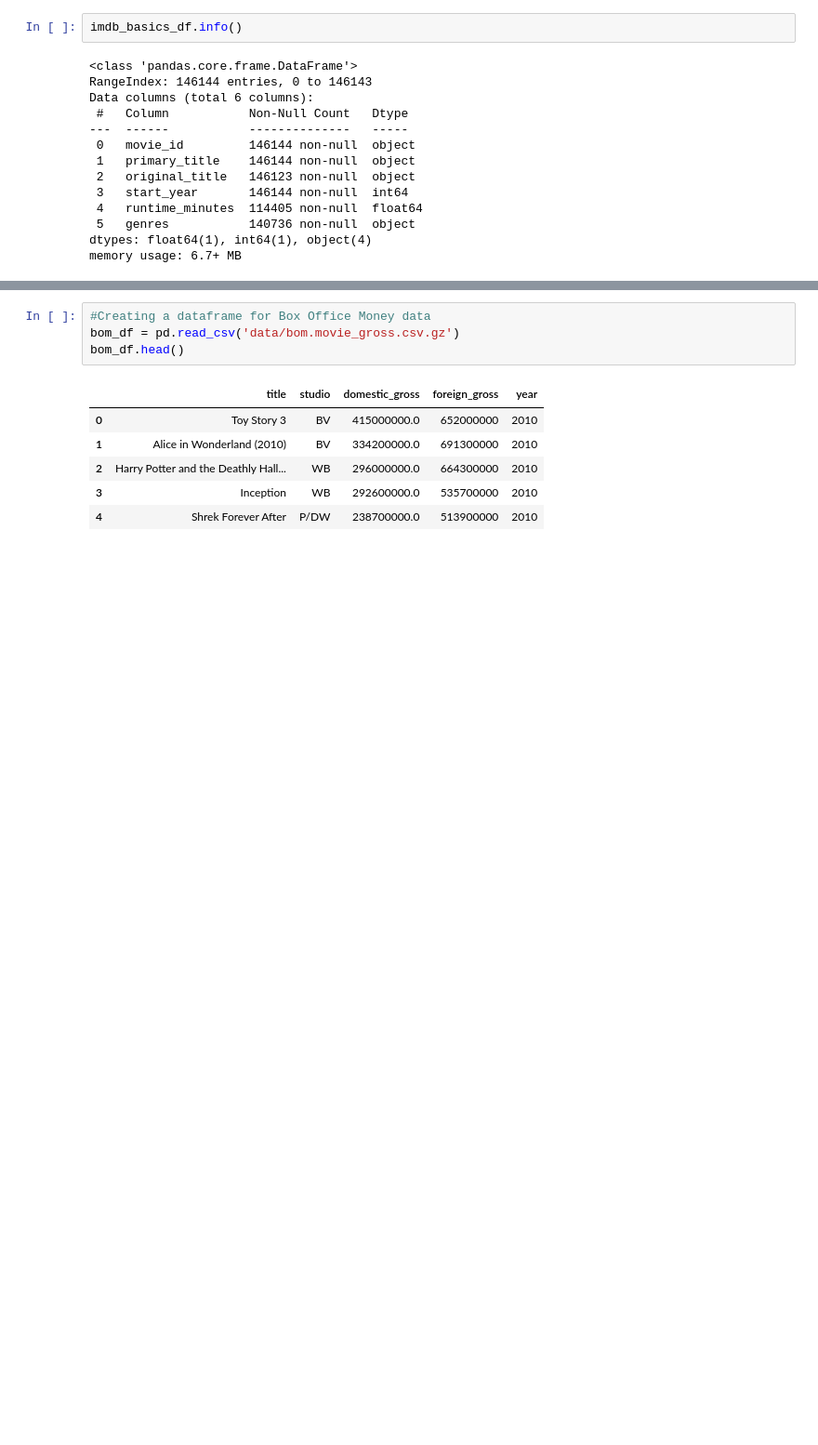
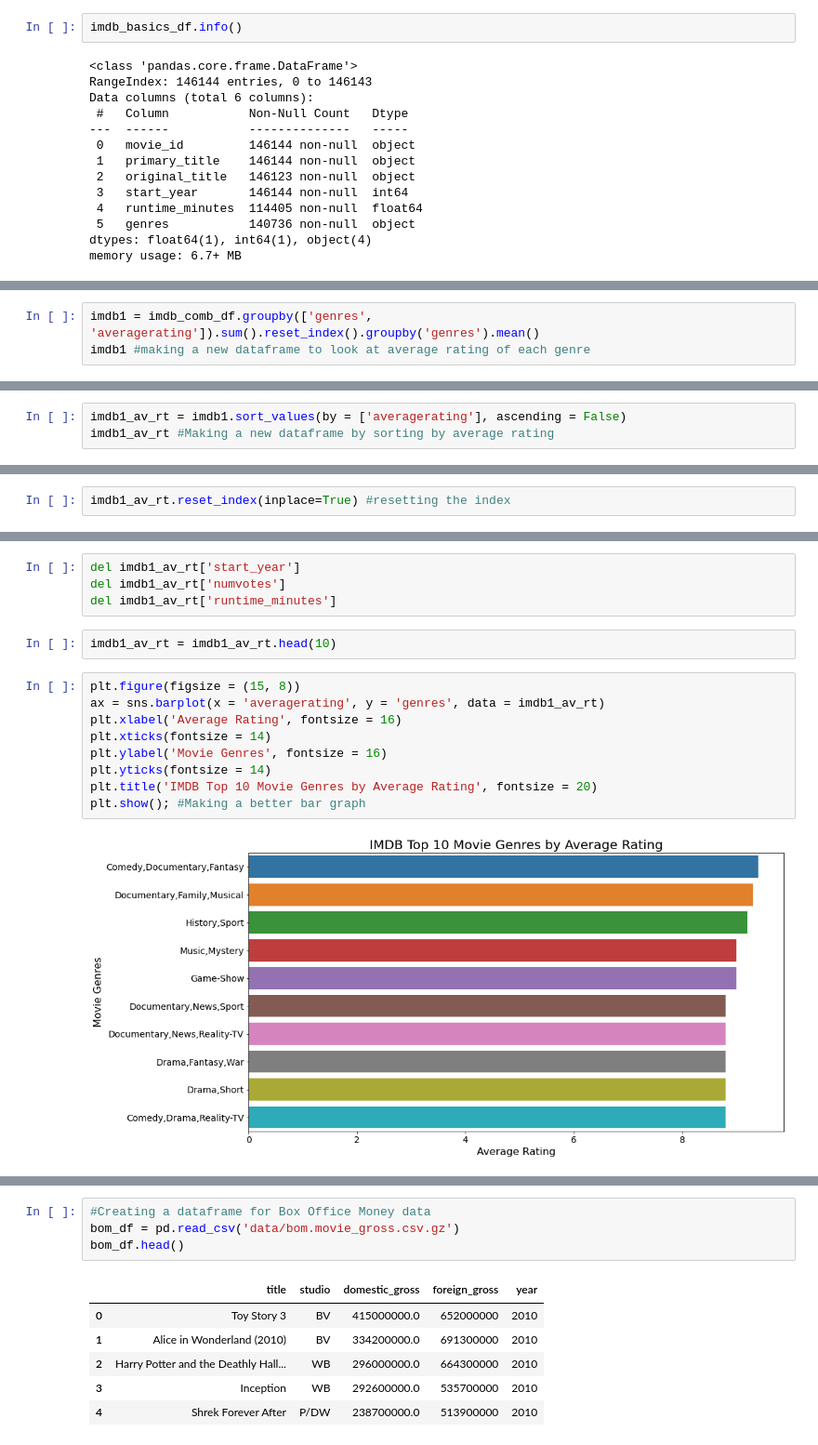
Before and after one commit to morgannash1/movie_analysis_project, a Jupyter notebook: notebook.ipynb, the cells around one changed output, grey strips where cells are left out. Shown: that part at 93% size. Cells and saved outputs as stored; diff of their text form; blank space fills up the shorter version.

Commit message:
notebook/ imdb genre by rating

```diff
--- a/notebook.ipynb
+++ b/notebook.ipynb
@@ -92,0 +198,3 @@ memory usage: 6.7+ MB
+# %%
+imdb1 = imdb_comb_df.groupby(['genres', 'averagerating']).sum().reset_index().groupby('genres').mean()
+imdb1 #making a new dataframe to look at average rating of each genre
@@ -92,0 +216,3 @@ memory usage: 6.7+ MB
+# %%
+imdb1_av_rt = imdb1.sort_values(by = ['averagerating'], ascending = False)
+imdb1_av_rt #Making a new dataframe by sorting by average rating
@@ -92,0 +234,2 @@ memory usage: 6.7+ MB
+# %%
+imdb1_av_rt.reset_index(inplace=True) #resetting the index
@@ -92,0 +255,17 @@ memory usage: 6.7+ MB
+# %%
+del imdb1_av_rt['start_year']
+del imdb1_av_rt['numvotes']
+del imdb1_av_rt['runtime_minutes']
+# %%
+imdb1_av_rt = imdb1_av_rt.head(10)
+# %%
+plt.figure(figsize = (15, 8))
+ax = sns.barplot(x = 'averagerating', y = 'genres', data = imdb1_av_rt)
+plt.xlabel('Average Rating', fontsize = 16)
+plt.xticks(fontsize = 14)
+plt.ylabel('Movie Genres', fontsize = 16)
+plt.yticks(fontsize = 14)
+plt.title('IMDB Top 10 Movie Genres by Average Rating', fontsize = 20)
+plt.show(); #Making a better bar graph
+# %% [output]
+[figure, added]
```
Also changed, not shown: parts of 22 cells of this notebook.
